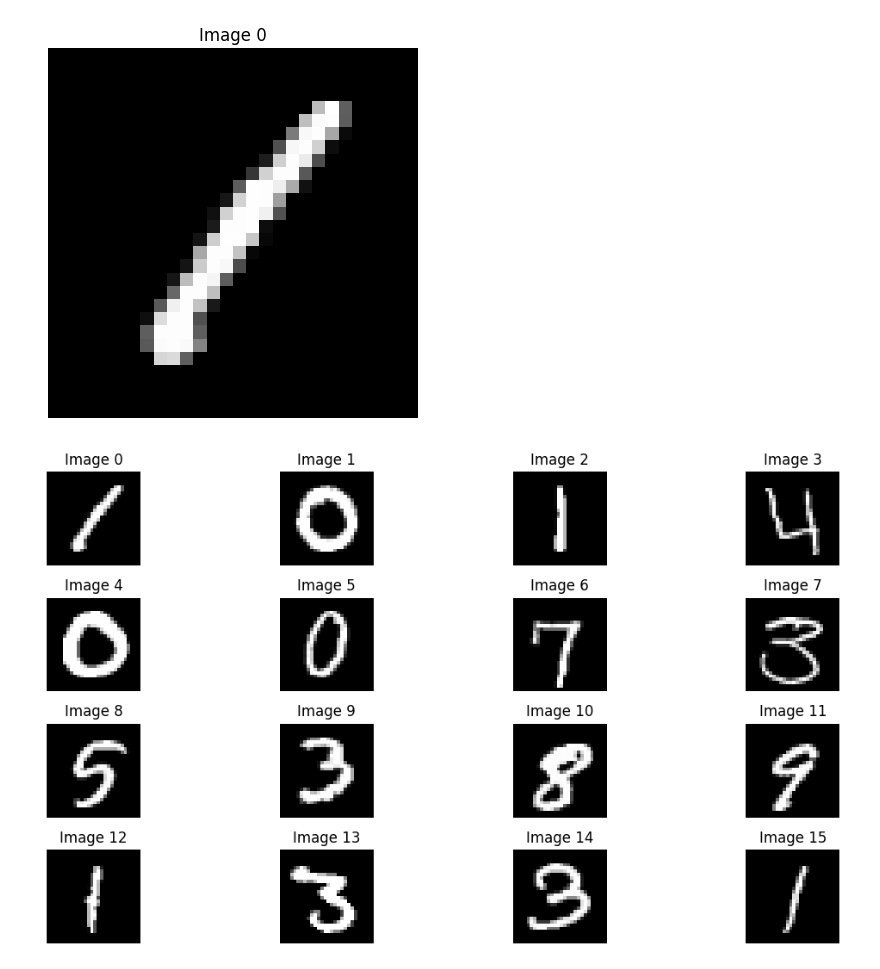
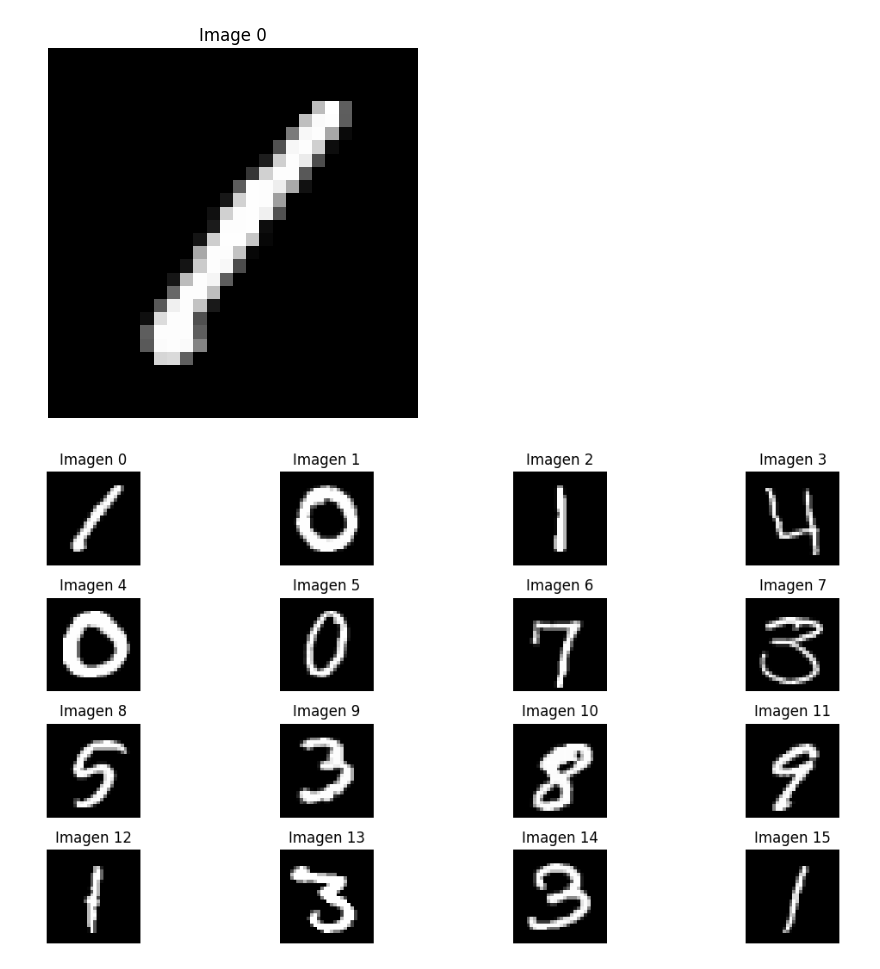
Before and after one commit to CrisLayB/DataScience_Lab03, a Jupyter notebook: Lab 3 Deep Learning Eje 1.ipynb, the cells around one changed output. Cells and saved outputs as stored; diff of their text form; code cells hidden in the pictures.

```diff
--- a/Lab 3 Deep Learning Eje 1.ipynb
+++ b/Lab 3 Deep Learning Eje 1.ipynb
@@ -63,17 +79,17 @@ plt.show()
 # %%
 num_rows = 4
 num_cols = 4
 
 plt.figure(figsize=(12, 6))
 
 for i in range(num_rows * num_cols):
     plt.subplot(num_rows, num_cols, i + 1)
     image = image_data[i].reshape(image_size, image_size)
     plt.imshow(image, cmap='gray')
     plt.axis('off')
-    plt.title(f'Image {i}')
+    plt.title(f'Imagen {i}')
 
 plt.tight_layout()
 plt.show()
 # %% [output]
-[figure, old version]
+[figure, new version]
```
Also changed, not shown: parts of 47 cells of this notebook, 5 other files.
